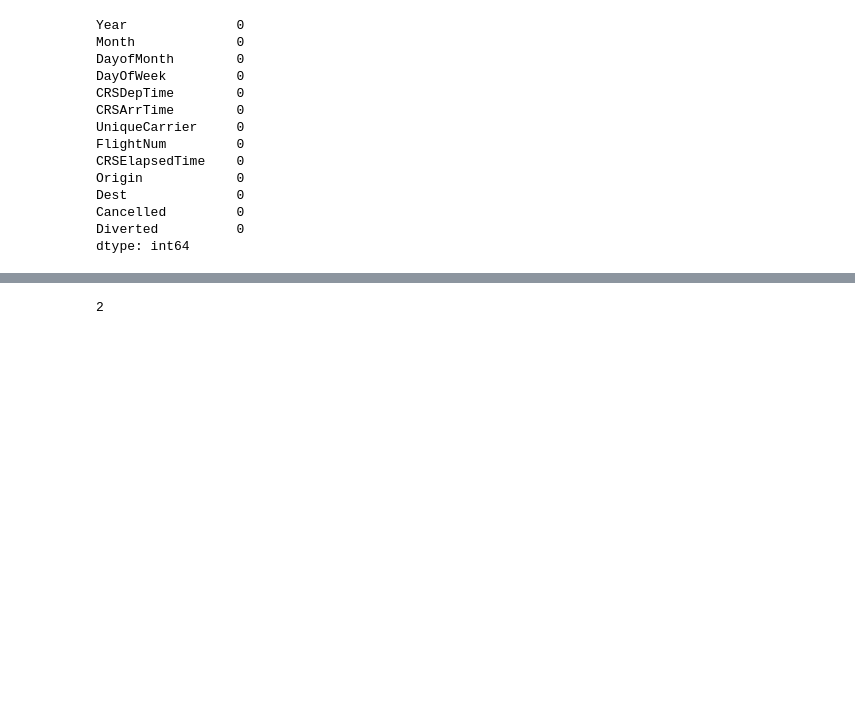
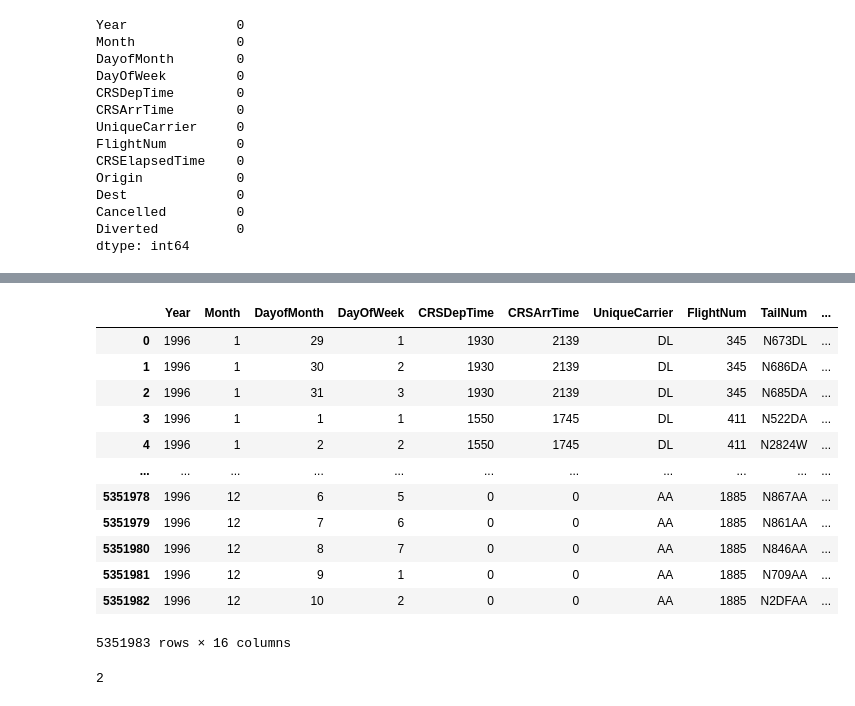
Before and after one commit to s2014628/data-analytics-migration-to-tableau, a Jupyter notebook: flights.ipynb, the cells around one changed output, grey strips where cells are left out. Drawn from its saved outputs; the diff is of its cells as text; code cells hidden in the pictures; blank space fills up the shorter version.

```diff
--- a/flights.ipynb
+++ b/flights.ipynb
@@ -126,0 +400,2 @@ flight_1989
+# %%
+flight_1996_dropped=flight_1996.dropna(axis=1)
@@ -126,0 +550,16 @@ flight_1989
+# %%
+flight_1996_dropped
+# %% [output]
+|  | Year | Month | DayofMonth | DayOfWeek | CRSDepTime | CRSArrTime | UniqueCarrier | FlightNum | TailNum | ... |
+| 0 | 1996 | 1 | 29 | 1 | 1930 | 2139 | DL | 345 | N673DL | ... |
+| 1 | 1996 | 1 | 30 | 2 | 1930 | 2139 | DL | 345 | N686DA | ... |
+| 2 | 1996 | 1 | 31 | 3 | 1930 | 2139 | DL | 345 | N685DA | ... |
+| 3 | 1996 | 1 | 1 | 1 | 1550 | 1745 | DL | 411 | N522DA | ... |
+| 4 | 1996 | 1 | 2 | 2 | 1550 | 1745 | DL | 411 | N2824W | ... |
+| ... | ... | ... | ... | ... | ... | ... | ... | ... | ... | ... |
+| 5351978 | 1996 | 12 | 6 | 5 | 0 | 0 | AA | 1885 | N867AA | ... |
+| 5351979 | 1996 | 12 | 7 | 6 | 0 | 0 | AA | 1885 | N861AA | ... |
+| 5351980 | 1996 | 12 | 8 | 7 | 0 | 0 | AA | 1885 | N846AA | ... |
+| 5351981 | 1996 | 12 | 9 | 1 | 0 | 0 | AA | 1885 | N709AA | ... |
+| 5351982 | 1996 | 12 | 10 | 2 | 0 | 0 | AA | 1885 | N2DFAA | ... |
+5351983 rows × 16 columns
```
Also changed, not shown: parts of 34 cells of this notebook.
